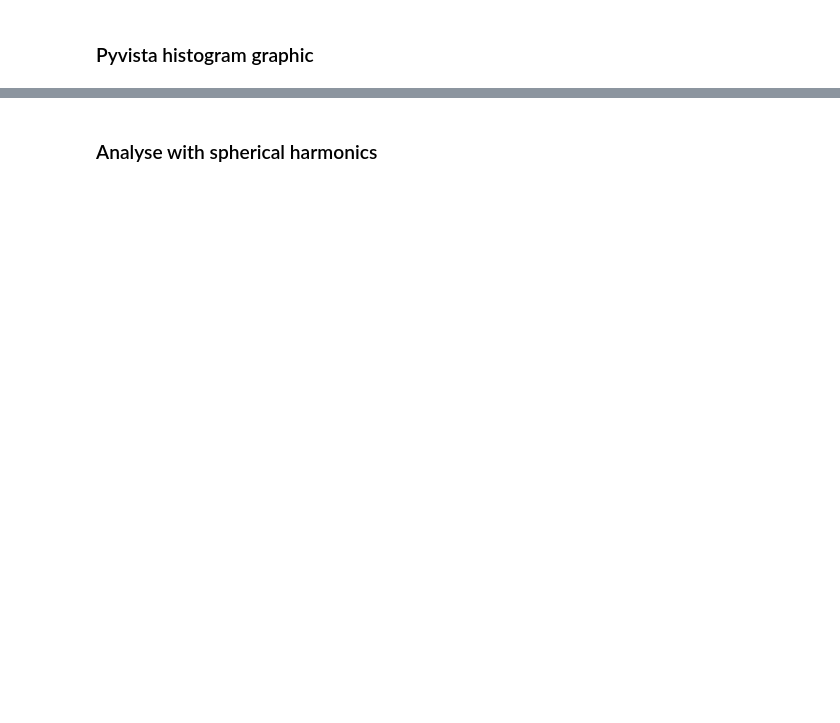
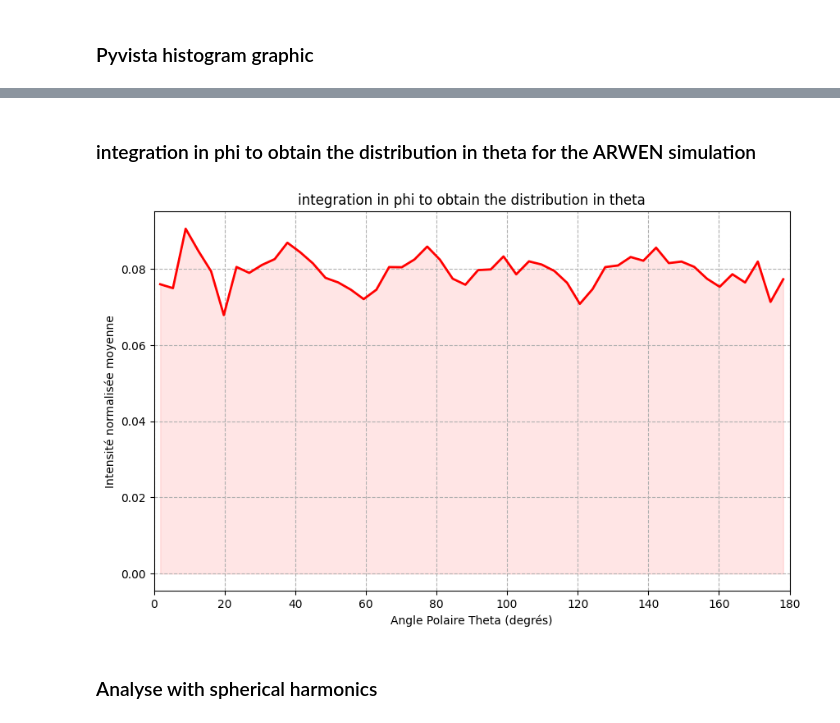
Before and after one commit to clarajdr/Omega60-DD-ICF-simulation, a Jupyter notebook: samplerays.ipynb, the cells around one changed output, grey strips where cells are left out. Cells and saved outputs as stored; diff of their text form; code cells hidden in the pictures; blank space fills up the shorter version.

```diff
--- a/samplerays.ipynb
+++ b/samplerays.ipynb
@@ -652,3 +735,41 @@ Widget(value='<iframe src="http://localhost:49681/index.html?ui=P_0x1e52deb6510_
+# %% [markdown]
+### integration in phi to obtain the distribution in theta for the ARWEN simulation
+# %%
+def compute_theta_distribution(df_hist_norm):
+    """
+    Intègre les données selon l'angle phi pour obtenir le profil en theta.
+    """
+    # 1. On regroupe par valeur de theta et on fait la moyenne des densités
+    # On utilise 'hs_unit' (ta nouvelle normalisation physique)
+    theta_profile = df_hist_norm.groupby('theta')['hs_norm'].mean().reset_index()
+
+    # 2. Renommer pour plus de clarté
+    theta_profile.columns = ['theta_rad', 'intensity_avg']
+
+    # 3. Conversion en degrés pour faciliter la lecture du graphique
+    theta_profile['theta_deg'] = np.degrees(theta_profile['theta_rad'])
+
+    return theta_profile
+
+# --- EXÉCUTION ---
+# On récupère le profil 1D
+df_theta = compute_theta_distribution(df_hist_norm)
+
+# --- VISUALISATION ---
+import matplotlib.pyplot as plt
+
+plt.figure(figsize=(10, 6))
+plt.plot(df_theta['theta_deg'], df_theta['intensity_avg'], color='red', lw=2)
+plt.fill_between(df_theta['theta_deg'], df_theta['intensity_avg'], color='red', alpha=0.1)
+
+plt.title("Integration in phi to obtain the distribution in theta")
+plt.xlabel("Angle Polaire Theta (degrés)")
+plt.ylabel("Intensité normalisée moyenne")
+plt.grid(True, linestyle='--')
+plt.xlim(0, 180)
+plt.show()
+# %% [output]
+[figure, added]
 # %% [markdown]
 ### Analyse with spherical harmonics
 # %%
```
Also changed, not shown: parts of 17 cells of this notebook, 3 other files.
